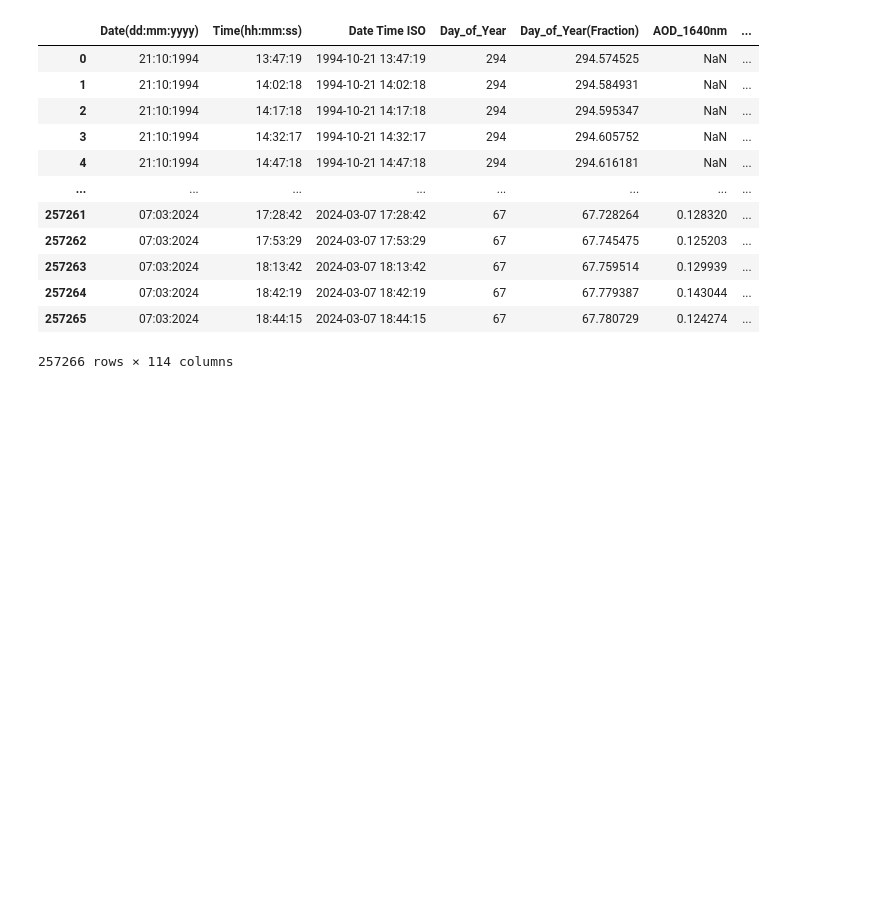
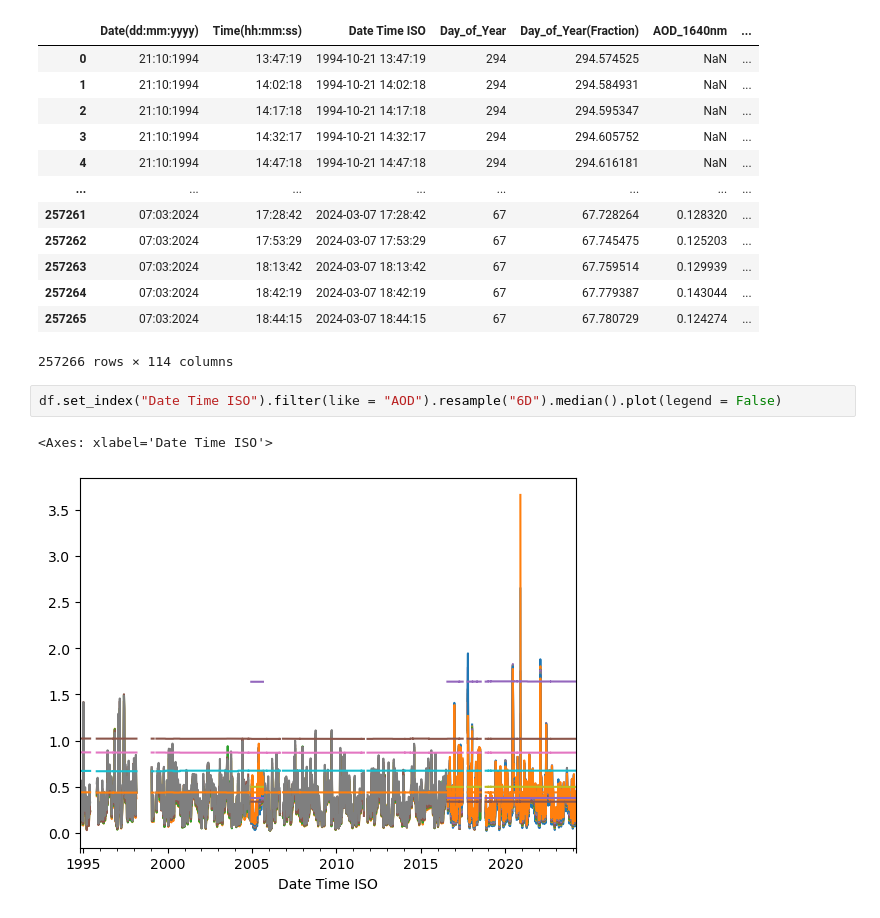
Before and after one commit to paramnav/WASCALMardata, a Jupyter notebook: notebooks/cleanData.ipynb, the cells around one changed output. Drawn from its saved outputs; the diff is of its cells as text; blank space fills up the shorter version.

```diff
--- a/notebooks/cleanData.ipynb
+++ b/notebooks/cleanData.ipynb
@@ -47,3 +47,8 @@ df
 | 257264 | 07:03:2024 | 18:42:19 | 2024-03-07 18:42:19 | 67 | 67.779387 | 0.143044 | ... |
 | 257265 | 07:03:2024 | 18:44:15 | 2024-03-07 18:44:15 | 67 | 67.780729 | 0.124274 | ... |
 257266 rows × 114 columns
+# %%
+df.set_index("Date Time ISO").filter(like = "AOD").resample("6D").median().plot(legend = False)
+# %% [output]
+<Axes: xlabel='Date Time ISO'>
+[figure, added]
```
